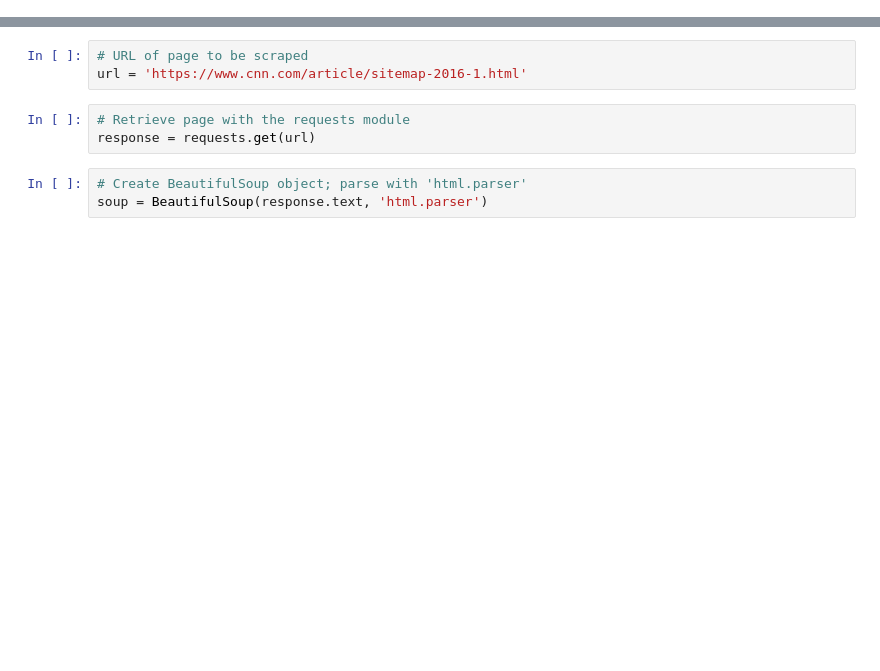
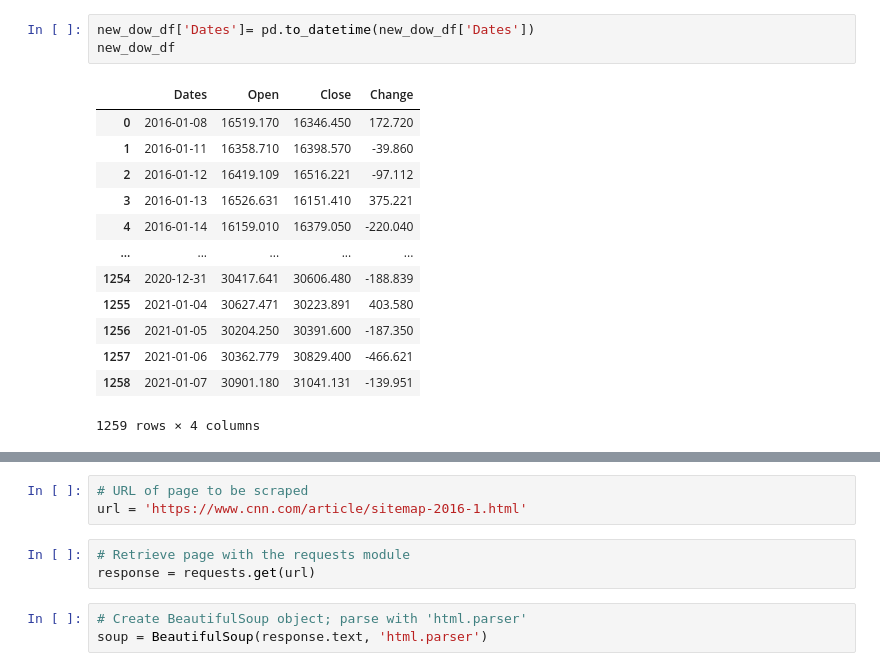
Before and after one commit to Polaris-pixel/ETL-Project, a Jupyter notebook: CNN_Dow.ipynb, the cells around one changed output, grey strips where cells are left out. Cells and saved outputs as stored; diff of their text form; blank space fills up the shorter version.

```diff
--- a/CNN_Dow.ipynb
+++ b/CNN_Dow.ipynb
@@ -42,0 +82,17 @@ new_dow_df.head()
+# %%
+new_dow_df['Dates']= pd.to_datetime(new_dow_df['Dates'])
+new_dow_df
+# %% [output]
+|  | Dates | Open | Close | Change |
+| 0 | 2016-01-08 | 16519.170 | 16346.450 | 172.720 |
+| 1 | 2016-01-11 | 16358.710 | 16398.570 | -39.860 |
+| 2 | 2016-01-12 | 16419.109 | 16516.221 | -97.112 |
+| 3 | 2016-01-13 | 16526.631 | 16151.410 | 375.221 |
+| 4 | 2016-01-14 | 16159.010 | 16379.050 | -220.040 |
+| ... | ... | ... | ... | ... |
+| 1254 | 2020-12-31 | 30417.641 | 30606.480 | -188.839 |
+| 1255 | 2021-01-04 | 30627.471 | 30223.891 | 403.580 |
+| 1256 | 2021-01-05 | 30204.250 | 30391.600 | -187.350 |
+| 1257 | 2021-01-06 | 30362.779 | 30829.400 | -466.621 |
+| 1258 | 2021-01-07 | 30901.180 | 31041.131 | -139.951 |
+1259 rows × 4 columns
```
Also changed, not shown: parts of 45 cells of this notebook.
